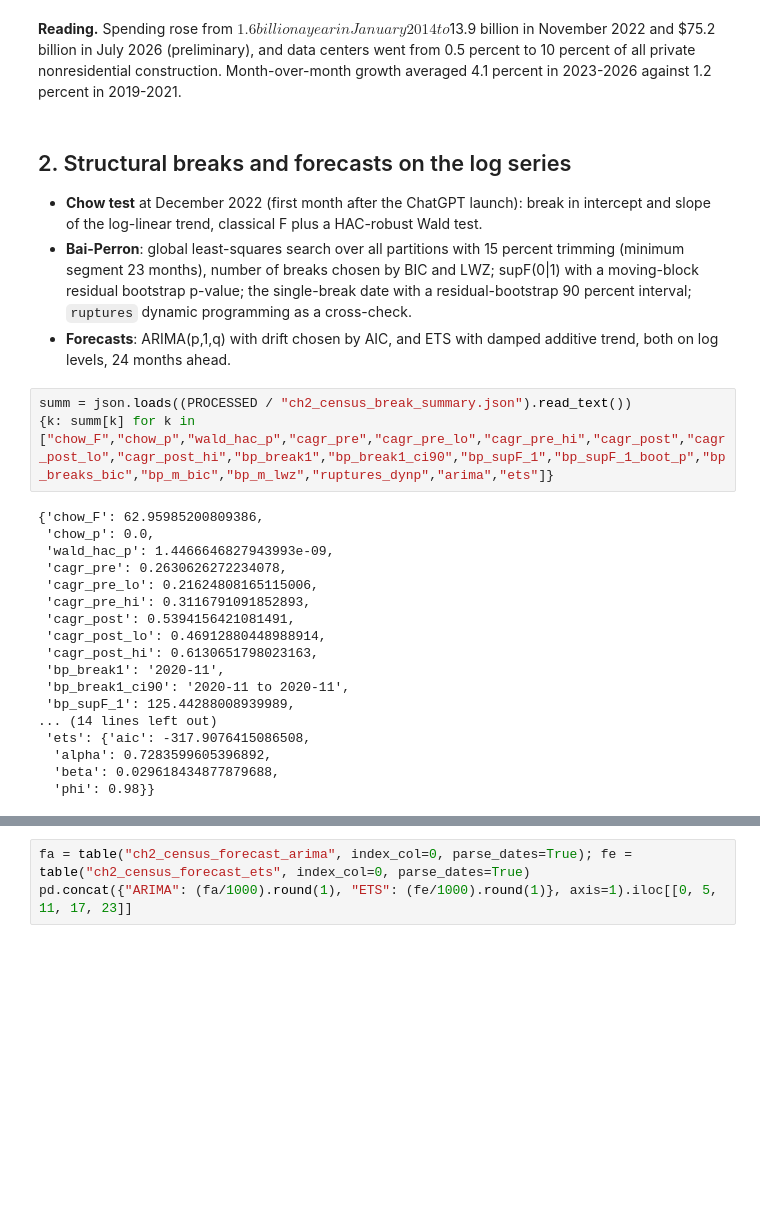
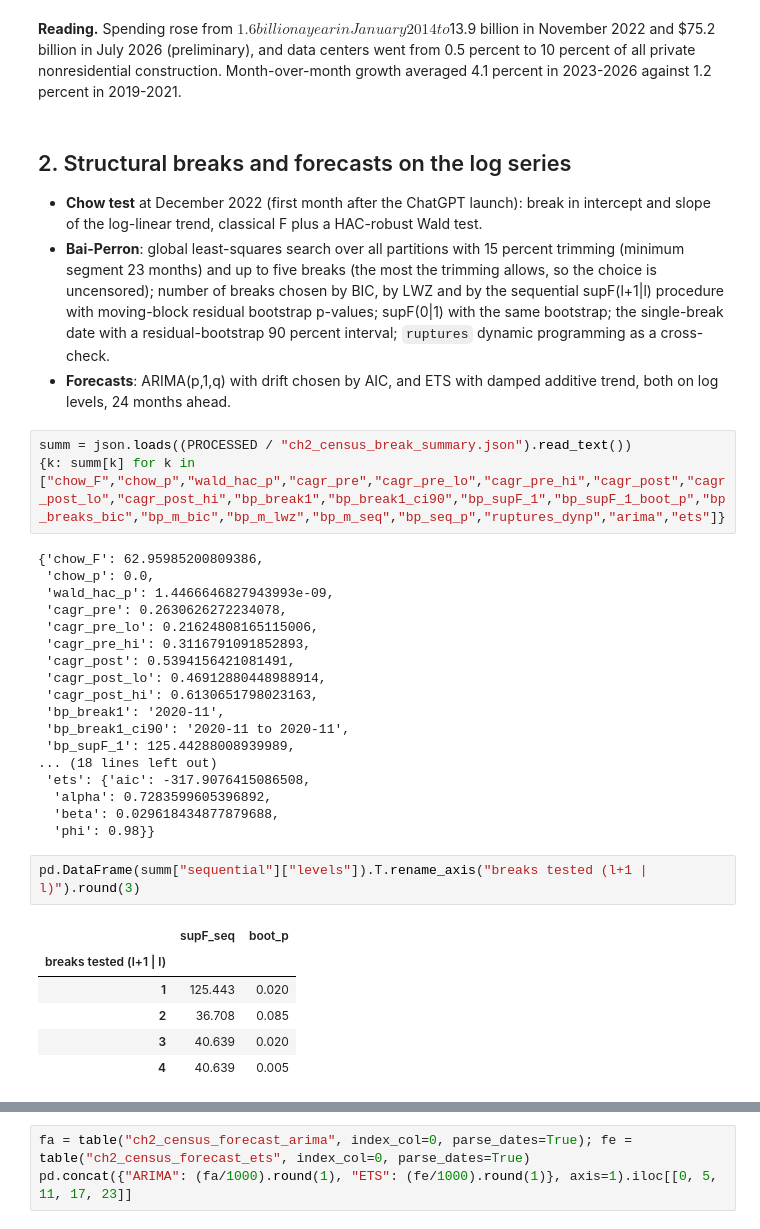
Before and after one commit to sebastian-oldman/masters_project, a Jupyter notebook: notebooks/02_data_center_growth.ipynb, the cells around one changed output, grey strips where cells are left out. Saved outputs shown, nothing was run; the diff lists cells and outputs as text; blank space fills up the shorter version.

```diff
--- a/notebooks/02_data_center_growth.ipynb
+++ b/notebooks/02_data_center_growth.ipynb
@@ -47,11 +47,11 @@ show("fig2_01_census_data_center_construction")
 ## 2. Structural breaks and forecasts on the log series
 
 - **Chow test** at December 2022 (first month after the ChatGPT launch): break in intercept and slope of the log-linear trend, classical F plus a HAC-robust Wald test.
-- **Bai-Perron**: global least-squares search over all partitions with 15 percent trimming (minimum segment 23 months), number of breaks chosen by BIC and LWZ; supF(0|1) with a moving-block residual bootstrap p-value; the single-break date with a residual-bootstrap 90 percent interval; `ruptures` dynamic programming as a cross-check.
+- **Bai-Perron**: global least-squares search over all partitions with 15 percent trimming (minimum segment 23 months) and up to five breaks (the most the trimming allows, so the choice is uncensored); number of breaks chosen by BIC, by LWZ and by the sequential supF(l+1|l) procedure with moving-block residual bootstrap p-values; supF(0|1) with the same bootstrap; the single-break date with a residual-bootstrap 90 percent interval; `ruptures` dynamic programming as a cross-check.
 - **Forecasts**: ARIMA(p,1,q) with drift chosen by AIC, and ETS with damped additive trend, both on log levels, 24 months ahead.
 # %%
 summ = json.loads((PROCESSED / "ch2_census_break_summary.json").read_text())
-{k: summ[k] for k in ["chow_F","chow_p","wald_hac_p","cagr_pre","cagr_pre_lo","cagr_pre_hi","cagr_post","cagr_post_lo","cagr_post_hi","bp_break1","bp_break1_ci90","bp_supF_1","bp_supF_1_boot_p","bp_breaks_bic","bp_m_bic","bp_m_lwz","ruptures_dynp","arima","ets"]}
+{k: summ[k] for k in ["chow_F","chow_p","wald_hac_p","cagr_pre","cagr_pre_lo","cagr_pre_hi","cagr_post","cagr_post_lo","cagr_post_hi","bp_break1","bp_break1_ci90","bp_supF_1","bp_supF_1_boot_p","bp_breaks_bic","bp_m_bic","bp_m_lwz","bp_m_seq","bp_seq_p","ruptures_dynp","arima","ets"]}
 # %% [output]
 {'chow_F': 62.95985200809386,
  'chow_p': 0.0,
@@ -65,11 +65,20 @@ summ = json.loads((PROCESSED / "ch2_census_break_summary.json").read_text())
  'bp_break1': '2020-11',
  'bp_break1_ci90': '2020-11 to 2020-11',
  'bp_supF_1': 125.44288008939989,
-... (14 lines left out)
+... (18 lines left out)
  'ets': {'aic': -317.9076415086508,
   'alpha': 0.7283599605396892,
   'beta': 0.029618434877879688,
   'phi': 0.98}}
+# %%
+pd.DataFrame(summ["sequential"]["levels"]).T.rename_axis("breaks tested (l+1 | l)").round(3)
+# %% [output]
+|  | supF_seq | boot_p |
+| breaks tested (l+1 | l) |  |  |
+| 1 | 125.443 | 0.020 |
+| 2 | 36.708 | 0.085 |
+| 3 | 40.639 | 0.020 |
+| 4 | 40.639 | 0.005 |
 # %%
 table("ch2_census_bai_perron").round(3)
 # %% [output]
```
Also changed, not shown: parts of 15 cells of this notebook, 22 other files.
